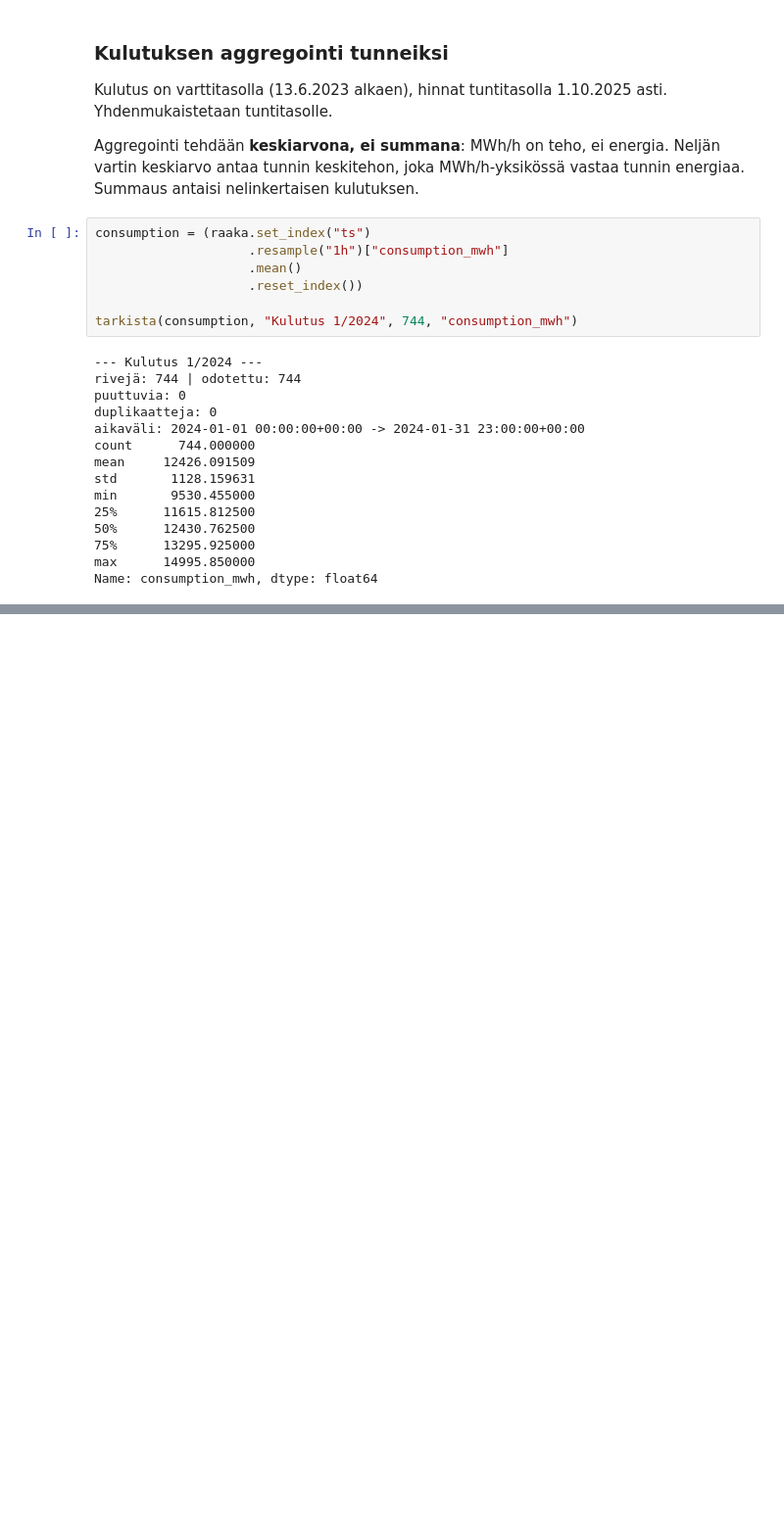
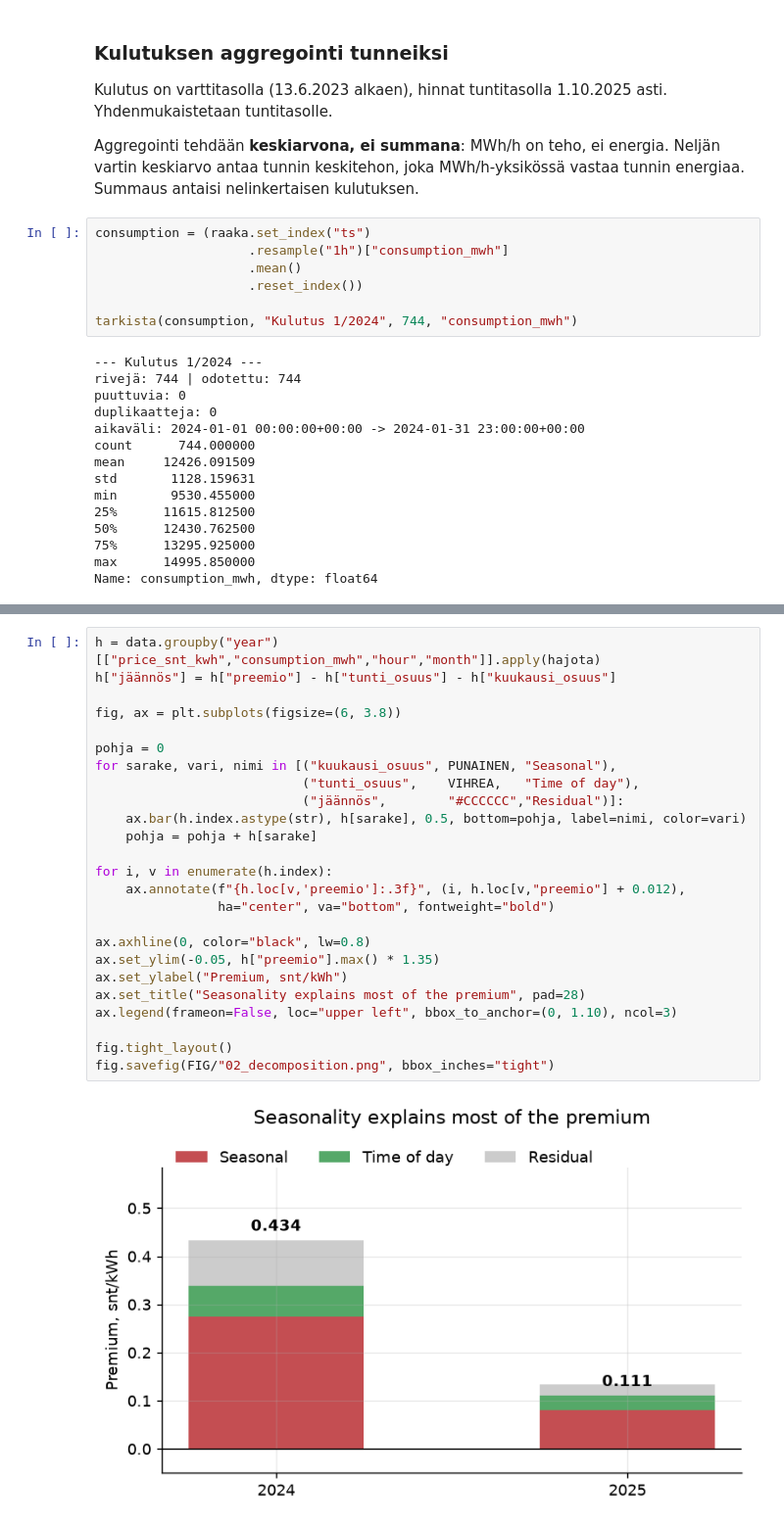
Before and after one commit to AleksanteriLohja/electricity-cost-root-cause-analysis, a Jupyter notebook: notebooks/analysis.ipynb, the cells around one changed output, grey strips where cells are left out. Shown at 98% size. Drawn from its saved outputs; the diff is of its cells as text; blank space fills up the shorter version.

```diff
--- a/notebooks/analysis.ipynb
+++ b/notebooks/analysis.ipynb
@@ -150,0 +557,27 @@ Name: consumption_mwh, dtype: float64
+# %%
+h = data.groupby("year")[["price_snt_kwh","consumption_mwh","hour","month"]].apply(hajota)
+h["jäännös"] = h["preemio"] - h["tunti_osuus"] - h["kuukausi_osuus"]
+
+fig, ax = plt.subplots(figsize=(6, 3.8))
+
+pohja = 0
+for sarake, vari, nimi in [("kuukausi_osuus", PUNAINEN, "Seasonal"),
+                           ("tunti_osuus",    VIHREA,   "Time of day"),
+                           ("jäännös",        "#CCCCCC","Residual")]:
+    ax.bar(h.index.astype(str), h[sarake], 0.5, bottom=pohja, label=nimi, color=vari)
+    pohja = pohja + h[sarake]
+
+for i, v in enumerate(h.index):
+    ax.annotate(f"{h.loc[v,'preemio']:.3f}", (i, h.loc[v,"preemio"] + 0.012),
+                ha="center", va="bottom", fontweight="bold")
+
+ax.axhline(0, color="black", lw=0.8)
+ax.set_ylim(-0.05, h["preemio"].max() * 1.35)
+ax.set_ylabel("Premium, snt/kWh")
+ax.set_title("Seasonality explains most of the premium", pad=28)
+ax.legend(frameon=False, loc="upper left", bbox_to_anchor=(0, 1.10), ncol=3)
+
+fig.tight_layout()
+fig.savefig(FIG/"02_decomposition.png", bbox_inches="tight")
+# %% [output]
+[figure, added]
```
Also changed, not shown: parts of 23 cells of this notebook, 6 other files.
